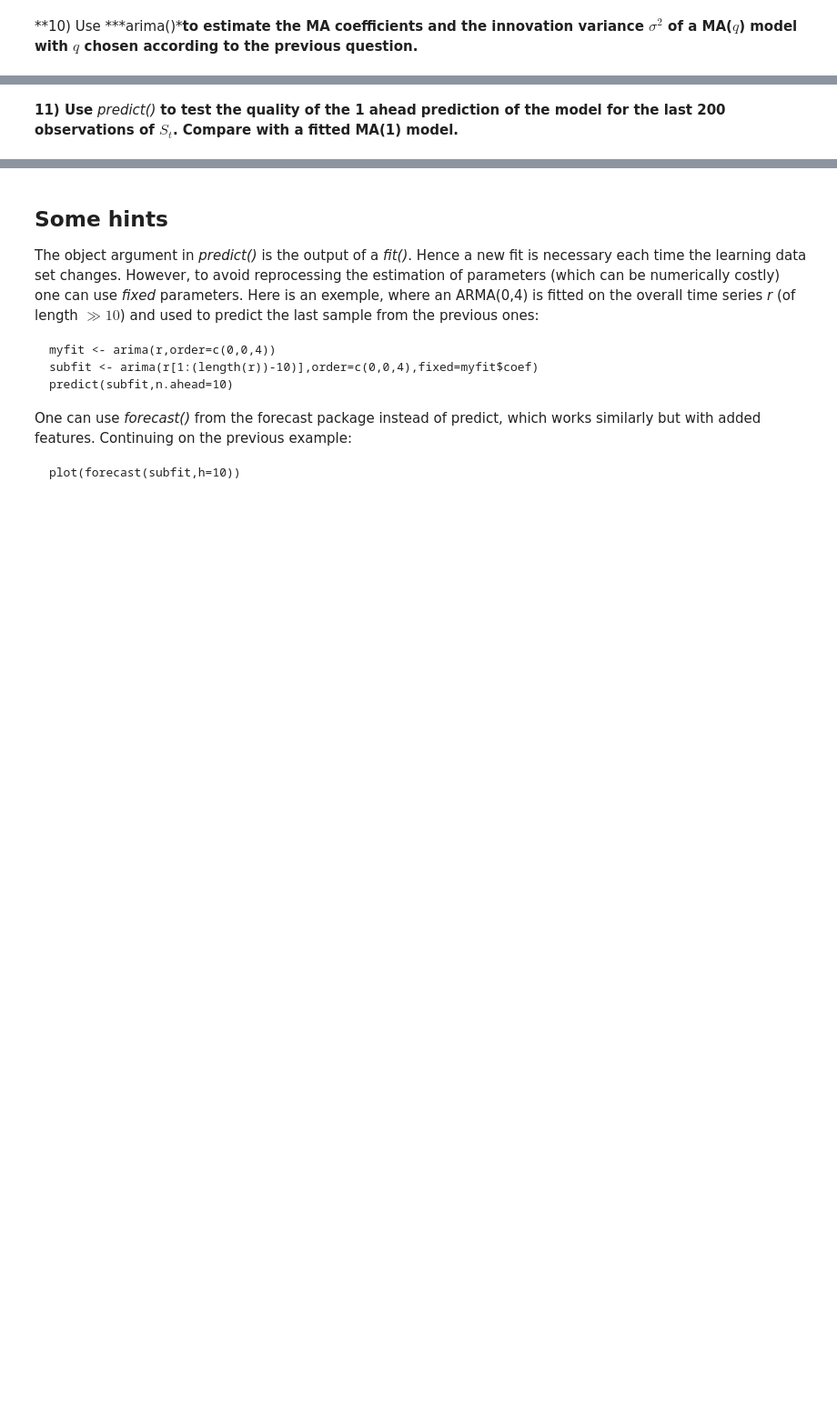
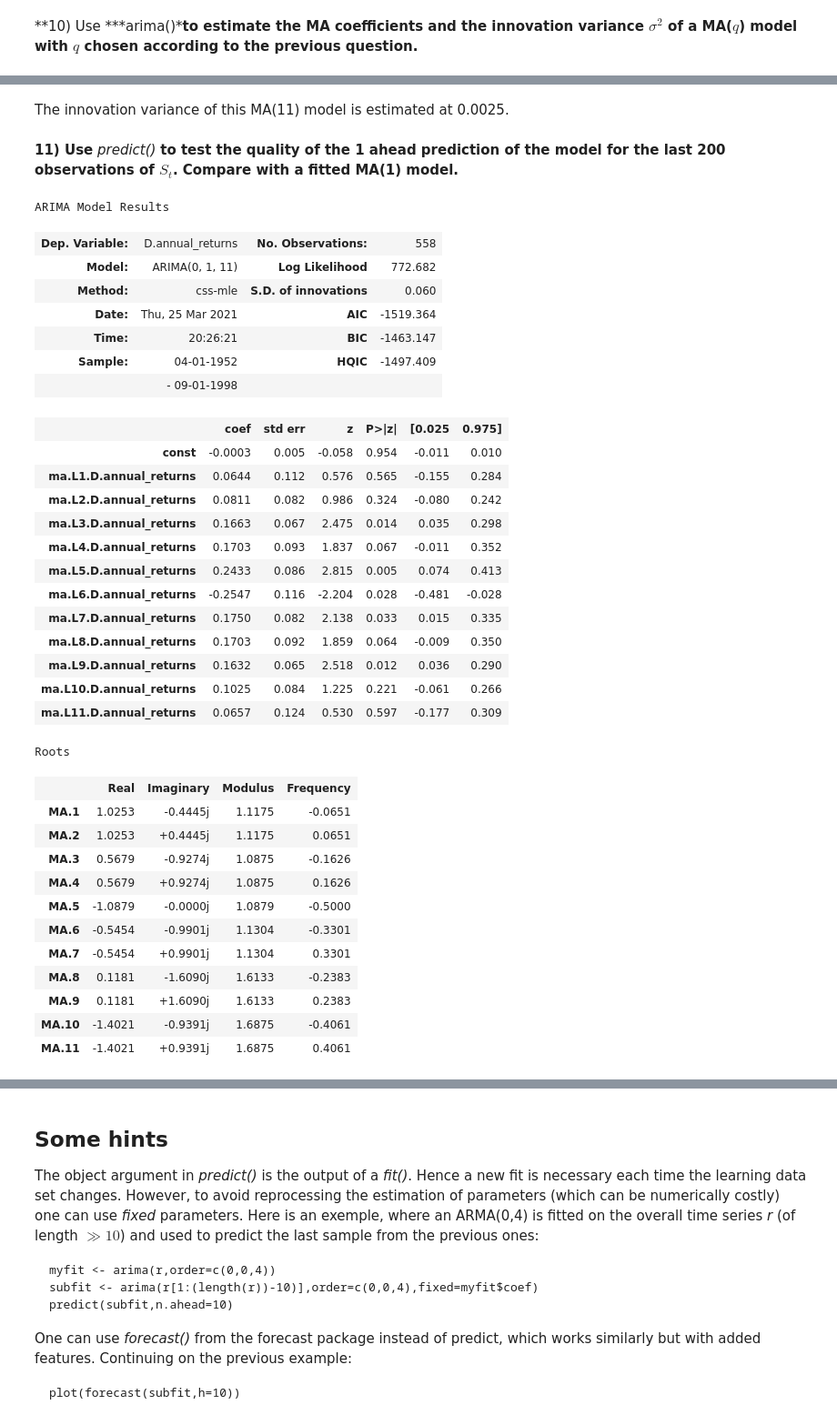
Before and after one commit to SushiFou/Time-Series---Financial-Data-, a Jupyter notebook: TP1_Time_Series_Kervella.ipynb, the cells around one changed output, grey strips where cells are left out. Shown at 91% size. Saved outputs shown, nothing was run; the diff lists cells and outputs as text; code cells hidden in the pictures; blank space fills up the shorter version.

```diff
--- a/TP1_Time_Series_Kervella.ipynb
+++ b/TP1_Time_Series_Kervella.ipynb
@@ -643,5 +527,7 @@ Roots
+# %% [markdown]
+The innovation variance of this MA(11) model is estimated at 0.0025.
 # %% [markdown]
 **11)  Use** *predict()* **to test the quality of the 1 ahead prediction of the model for the last 200 observations of $S_t$. Compare with a fitted MA(1) model.**
 # %%
-model2 = ARIMA(df_2.annual_returns[:-200], order=(1, 0, 11))
+model = ARIMA(df_2.annual_returns[:-200], order = (0, 1, 11))
 # %%
@@ -651,3 +535,41 @@ model2_ma_2 = ARIMA(df_2.annual_returns[:-200], order=(0,0,11))
+# %%
+res = model.fit()
+res.summary()
+# %% [output]
+ARIMA Model Results
+| Dep. Variable: | D.annual_returns | No. Observations: | 558 |
+| Model: | ARIMA(0, 1, 11) | Log Likelihood | 772.682 |
+| Method: | css-mle | S.D. of innovations | 0.060 |
+| Date: | Thu, 25 Mar 2021 | AIC | -1519.364 |
+| Time: | 20:26:21 | BIC | -1463.147 |
+| Sample: | 04-01-1952 | HQIC | -1497.409 |
+|  | - 09-01-1998 |  |  |
+|  | coef | std err | z | P>|z| | [0.025 | 0.975] |
+| const | -0.0003 | 0.005 | -0.058 | 0.954 | -0.011 | 0.010 |
+| ma.L1.D.annual_returns | 0.0644 | 0.112 | 0.576 | 0.565 | -0.155 | 0.284 |
+| ma.L2.D.annual_returns | 0.0811 | 0.082 | 0.986 | 0.324 | -0.080 | 0.242 |
+| ma.L3.D.annual_returns | 0.1663 | 0.067 | 2.475 | 0.014 | 0.035 | 0.298 |
+| ma.L4.D.annual_returns | 0.1703 | 0.093 | 1.837 | 0.067 | -0.011 | 0.352 |
+| ma.L5.D.annual_returns | 0.2433 | 0.086 | 2.815 | 0.005 | 0.074 | 0.413 |
+| ma.L6.D.annual_returns | -0.2547 | 0.116 | -2.204 | 0.028 | -0.481 | -0.028 |
+| ma.L7.D.annual_returns | 0.1750 | 0.082 | 2.138 | 0.033 | 0.015 | 0.335 |
+| ma.L8.D.annual_returns | 0.1703 | 0.092 | 1.859 | 0.064 | -0.009 | 0.350 |
+| ma.L9.D.annual_returns | 0.1632 | 0.065 | 2.518 | 0.012 | 0.036 | 0.290 |
+| ma.L10.D.annual_returns | 0.1025 | 0.084 | 1.225 | 0.221 | -0.061 | 0.266 |
+| ma.L11.D.annual_returns | 0.0657 | 0.124 | 0.530 | 0.597 | -0.177 | 0.309 |
+Roots
+|  | Real | Imaginary | Modulus | Frequency |
+| MA.1 | 1.0253 | -0.4445j | 1.1175 | -0.0651 |
+| MA.2 | 1.0253 | +0.4445j | 1.1175 | 0.0651 |
+| MA.3 | 0.5679 | -0.9274j | 1.0875 | -0.1626 |
+| MA.4 | 0.5679 | +0.9274j | 1.0875 | 0.1626 |
+| MA.5 | -1.0879 | -0.0000j | 1.0879 | -0.5000 |
+| MA.6 | -0.5454 | -0.9901j | 1.1304 | -0.3301 |
+| MA.7 | -0.5454 | +0.9901j | 1.1304 | 0.3301 |
+| MA.8 | 0.1181 | -1.6090j | 1.6133 | -0.2383 |
+| MA.9 | 0.1181 | +1.6090j | 1.6133 | 0.2383 |
+| MA.10 | -1.4021 | -0.9391j | 1.6875 | -0.4061 |
+| MA.11 | -1.4021 | +0.9391j | 1.6875 | 0.4061 |
 # %%
 res2 = model2.fit()
 res2.summary()
```
Also changed, not shown: parts of 38 cells of this notebook.
